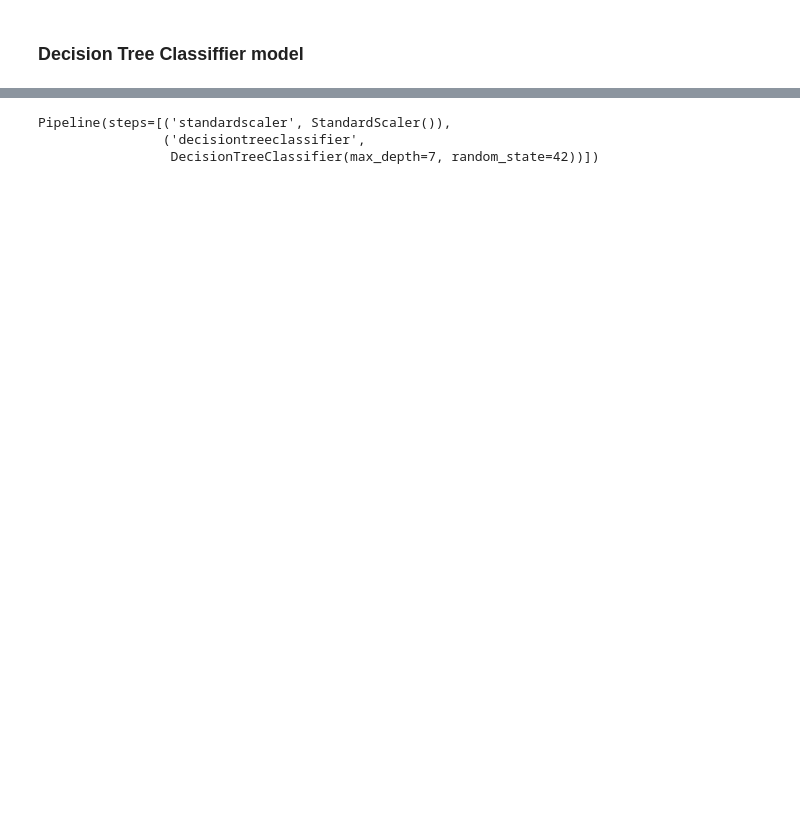
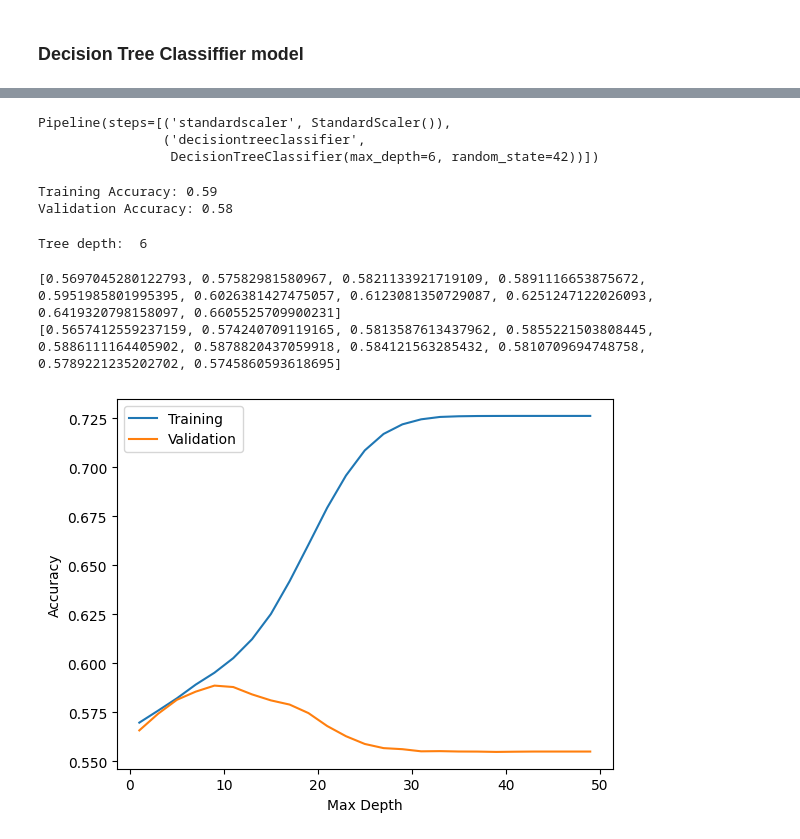
Before and after one commit to Hor-layinka/Hobs-Portfolio-projects, a Jupyter notebook: ClassificationModels/earth_quake_damage_pred.ipynb, the cells around one changed output, grey strips where cells are left out. Saved outputs shown, nothing was run; the diff lists cells and outputs as text; code cells hidden in the pictures; blank space fills up the shorter version.

Commit message:
finished tree model and accuracy chart

```diff
--- a/ClassificationModels/earth_quake_damage_pred.ipynb
+++ b/ClassificationModels/earth_quake_damage_pred.ipynb
@@ -382,2 +343,0 @@ Pipeline(steps=[('standardscaler', StandardScaler()),
-# %%
-logistic_model.fit(X_train,y_train)
@@ -397,11 +353,53 @@ X_train.shape
 # %%
 tree_model = make_pipeline(
     StandardScaler(),
-    DecisionTreeClassifier(max_depth=7, random_state=42)
+    DecisionTreeClassifier(max_depth=6, random_state=42)
 )
 
 tree_model.fit(X_train,y_train)
 # %% [output]
 Pipeline(steps=[('standardscaler', StandardScaler()),
                 ('decisiontreeclassifier',
-                 DecisionTreeClassifier(max_depth=7, random_state=42))])
+                 DecisionTreeClassifier(max_depth=6, random_state=42))])
+# %%
+training_acc = accuracy_score(y_train,tree_model.predict(X_train))
+validation_acc = tree_model.score(X_val,y_val)
+print(f"Training Accuracy: {round(training_acc,2)}")
+print(f"Validation Accuracy: {round(validation_acc,2)}")
+# %% [output]
+Training Accuracy: 0.59
+Validation Accuracy: 0.58
+# %%
+tree_depth = tree_model.named_steps['decisiontreeclassifier'].get_depth()
+print('Tree depth: ', tree_depth)
+# %% [output]
+Tree depth:  6
+# %%
+depth_param = range(1,50,2)
+# %%
+training_accuracy =[]
+validation_accuracy = []
+
+for d in depth_param:
+    #Build decision tree model
+    model = make_pipeline(StandardScaler(), DecisionTreeClassifier(max_depth=d, random_state=42))
+    #fit the model
+    model.fit(X_train,y_train)
+    #Append acc scores to the lists
+    training_accuracy.append(model.score(X_train,y_train))
+    validation_accuracy.append(model.score(X_val,y_val))
+
+
+print(training_accuracy[:10])
+print(validation_accuracy[:10])
+# %% [output]
+[0.5697045280122793, 0.57582981580967, 0.5821133921719109, 0.5891116653875672, 0.5951985801995395, 0.6026381427475057, 0.6123081350729087, 0.6251247122026093, 0.6419320798158097, 0.6605525709900231]
+[0.5657412559237159, 0.574240709119165, 0.5813587613437962, 0.5855221503808445, 0.5886111164405902, 0.5878820437059918, 0.584121563285432, 0.5810709694748758, 0.5789221235202702, 0.5745860593618695]
+# %%
+plt.plot(depth_param, training_accuracy, label="Training")
+plt.plot(depth_param, validation_accuracy, label="Validation")
+plt.xlabel("Max Depth")
+plt.ylabel("Accuracy")
+plt.legend();
+# %% [output]
+[figure, added]
```
Also changed, not shown: parts of 5 cells of this notebook.
